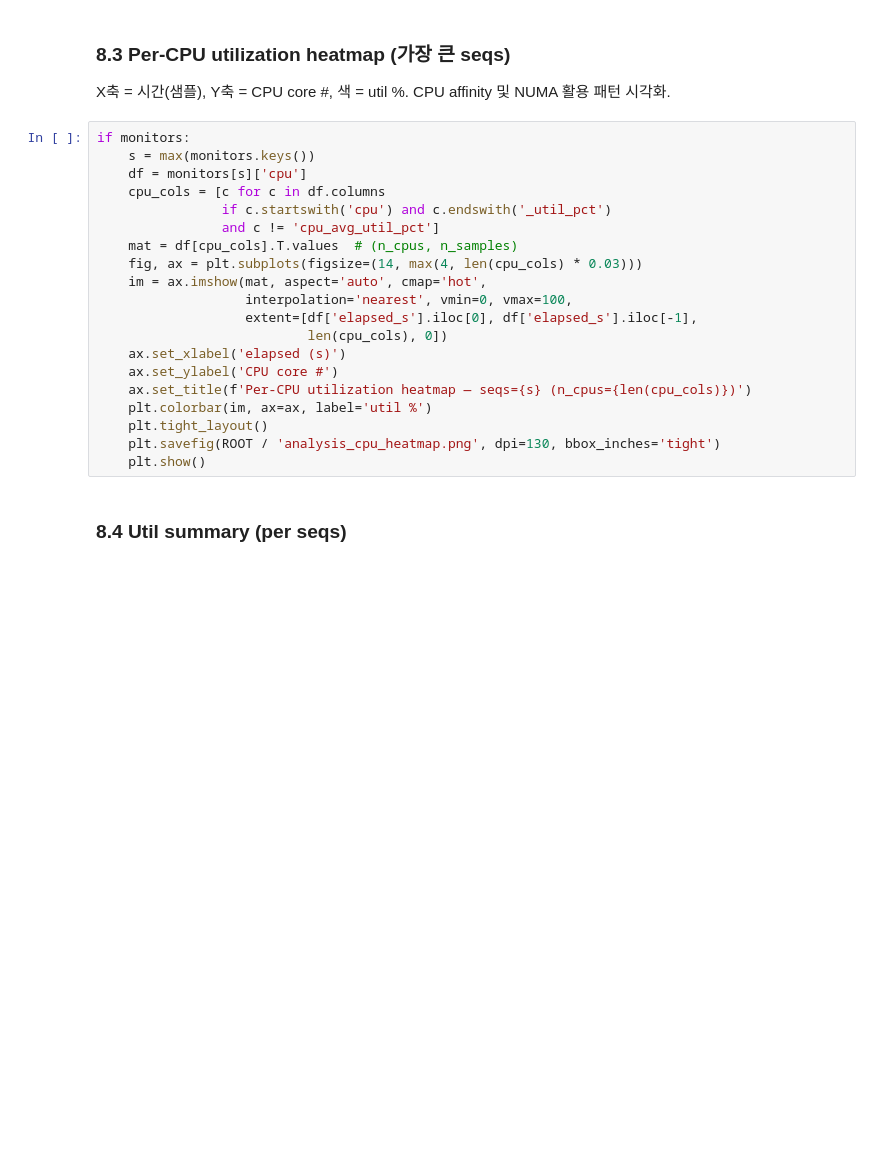
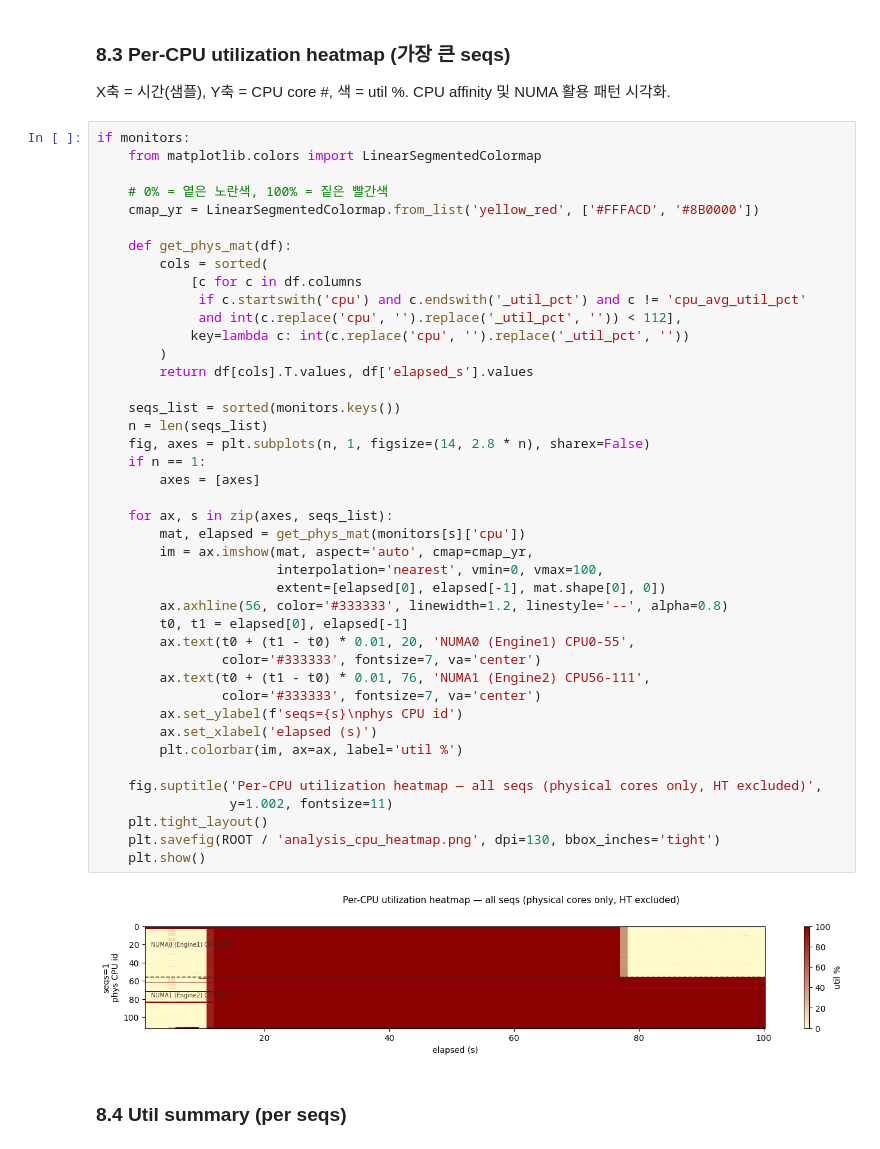
Before and after one commit to mystous/vllm_hybrid, a Jupyter notebook: measurement_results/H100x8/g0_02_strat_throughput_adaptive/analysis_g0.ipynb, the cells around one changed output. Drawn from its saved outputs; the diff is of its cells as text; blank space fills up the shorter version.

```diff
--- a/measurement_results/H100x8/g0_02_strat_throughput_adaptive/analysis_g0.ipynb
+++ b/measurement_results/H100x8/g0_02_strat_throughput_adaptive/analysis_g0.ipynb
@@ -342,26 +514,50 @@ if monitors:
 ### 8.3 Per-CPU utilization heatmap (가장 큰 seqs)
 
 X축 = 시간(샘플), Y축 = CPU core #, 색 = util %.  CPU affinity 및 NUMA 활용 패턴 시각화.
-# %%
-if monitors:
-    s = max(monitors.keys())
-    df = monitors[s]['cpu']
-    cpu_cols = [c for c in df.columns
-                if c.startswith('cpu') and c.endswith('_util_pct')
-                and c != 'cpu_avg_util_pct']
-    mat = df[cpu_cols].T.values  # (n_cpus, n_samples)
-    fig, ax = plt.subplots(figsize=(14, max(4, len(cpu_cols) * 0.03)))
-    im = ax.imshow(mat, aspect='auto', cmap='hot',
-                   interpolation='nearest', vmin=0, vmax=100,
-                   extent=[df['elapsed_s'].iloc[0], df['elapsed_s'].iloc[-1],
-                           len(cpu_cols), 0])
-    ax.set_xlabel('elapsed (s)')
-    ax.set_ylabel('CPU core #')
-    ax.set_title(f'Per-CPU utilization heatmap — seqs={s} (n_cpus={len(cpu_cols)})')
-    plt.colorbar(im, ax=ax, label='util %')
-    plt.tight_layout()
-    plt.savefig(ROOT / 'analysis_cpu_heatmap.png', dpi=130, bbox_inches='tight')
-    plt.show()
+# %%
+if monitors:
+    from matplotlib.colors import LinearSegmentedColormap
+
+    # 0% = 옅은 노란색, 100% = 짙은 빨간색
+    cmap_yr = LinearSegmentedColormap.from_list('yellow_red', ['#FFFACD', '#8B0000'])
+
+    def get_phys_mat(df):
+        cols = sorted(
+            [c for c in df.columns
+             if c.startswith('cpu') and c.endswith('_util_pct') and c != 'cpu_avg_util_pct'
+             and int(c.replace('cpu', '').replace('_util_pct', '')) < 112],
+            key=lambda c: int(c.replace('cpu', '').replace('_util_pct', ''))
+        )
+        return df[cols].T.values, df['elapsed_s'].values
+
+    seqs_list = sorted(monitors.keys())
+    n = len(seqs_list)
+    fig, axes = plt.subplots(n, 1, figsize=(14, 2.8 * n), sharex=False)
+    if n == 1:
+        axes = [axes]
+
+    for ax, s in zip(axes, seqs_list):
+        mat, elapsed = get_phys_mat(monitors[s]['cpu'])
+        im = ax.imshow(mat, aspect='auto', cmap=cmap_yr,
+                       interpolation='nearest', vmin=0, vmax=100,
+                       extent=[elapsed[0], elapsed[-1], mat.shape[0], 0])
+        ax.axhline(56, color='#333333', linewidth=1.2, linestyle='--', alpha=0.8)
+        t0, t1 = elapsed[0], elapsed[-1]
+        ax.text(t0 + (t1 - t0) * 0.01, 20, 'NUMA0 (Engine1) CPU0-55',
+                color='#333333', fontsize=7, va='center')
+        ax.text(t0 + (t1 - t0) * 0.01, 76, 'NUMA1 (Engine2) CPU56-111',
+                color='#333333', fontsize=7, va='center')
+        ax.set_ylabel(f'seqs={s}\nphys CPU id')
+        ax.set_xlabel('elapsed (s)')
+        plt.colorbar(im, ax=ax, label='util %')
+
+    fig.suptitle('Per-CPU utilization heatmap — all seqs (physical cores only, HT excluded)',
+                 y=1.002, fontsize=11)
+    plt.tight_layout()
+    plt.savefig(ROOT / 'analysis_cpu_heatmap.png', dpi=130, bbox_inches='tight')
+    plt.show()
+# %% [output]
+[figure, added]
 # %% [markdown]
 ### 8.4 Util summary (per seqs)
 # %%
```
Also changed, not shown: parts of 18 cells of this notebook, 4 other files.
